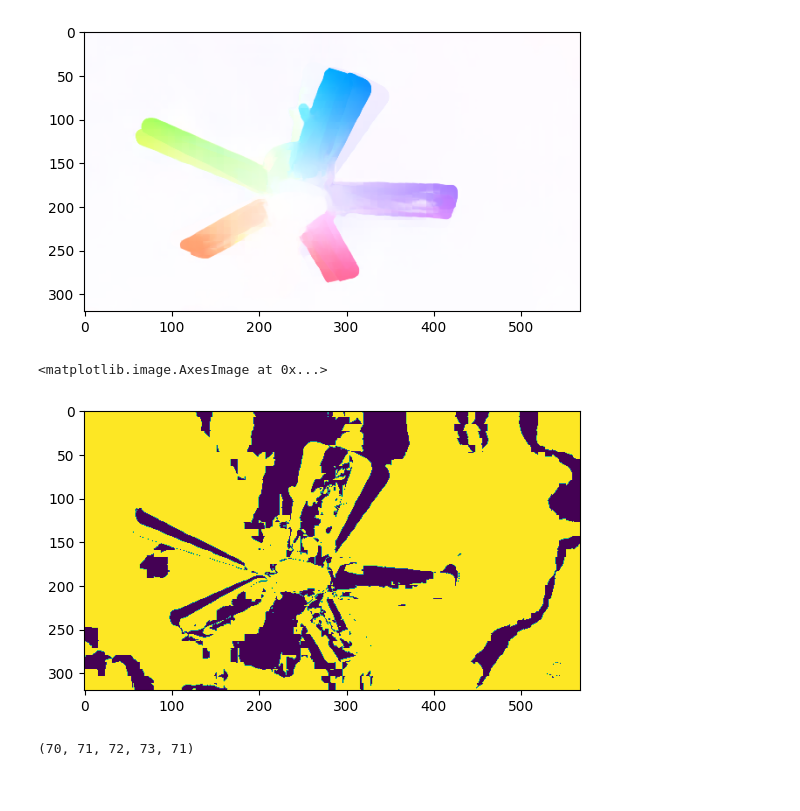
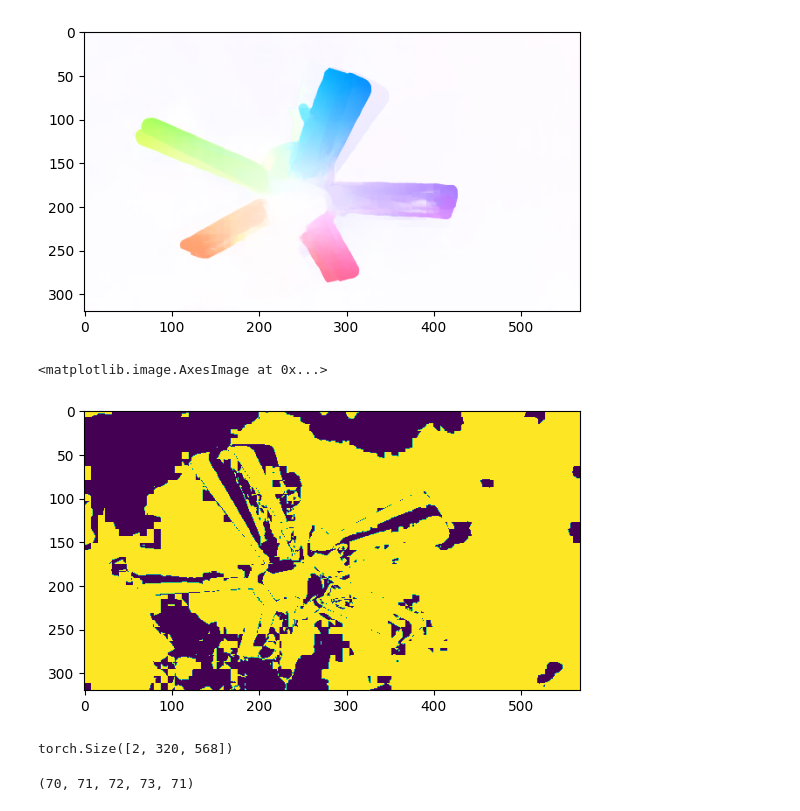
Before and after one commit to itberrios/CV_projects, a Jupyter notebook: RAFT/RAFT_filter.ipynb, the cells around one changed output. Saved outputs shown, nothing was run; the diff lists cells and outputs as text; code cells hidden in the pictures.

```diff
--- a/RAFT/RAFT_filter.ipynb
+++ b/RAFT/RAFT_filter.ipynb
@@ -496,21 +496,17 @@ ref: https://asp-eurasipjournals.springeropen.com/articles/10.1186/s13634-016-03
 # %%
 n = 3          # number of taps
 loc = n - n//2 # test pixel location
-t = 3          # tunable scale factor
+t = 5          # tunable scale factor
 # %%
 hampel_filtered_flows = []
+masks = []
 for i in range(n, len(flow_frames)):
 
     # capture moving flow window
     flow = torch.cat(flow_frames[i-n:i])
-    # flow = torch.cat(flow_frames[i-n:i-n//2 -1] + flow_frames[i - n//2 : i])
 
     # get pixels under test
     x = flow[loc, :, :, :]
-    # x = flow_frames[i - n//2 - 1].clone().squeeze(0)
-
-    # # remove test pixels from moving flow window
-    # flow = torch.cat(flow_frames[i-n:], flow_frames[:i])
 
     # compute median of moving flow window
     med = flow.median(dim=0)[0]
@@ -518,27 +514,29 @@ for i in range(n, len(flow_frames)):
     # compute MAD scale factor
     s = 1.4826 * (flow - med).median(dim=0)[0]
 
+    # # OPTIONAL: mask either both or one
+    # mask = torch.logical_and(mask[0, :, :], mask[1, :, :]).repeat(2, 1, 1)
+
     # perform filtering
     mask = torch.abs(x - med) > t*s
-
-
-    # # remove pixels that are above the temporal average
-    # mask = torch.abs(test_pixels) > s*torch.abs(t_med)
-    # mask = torch.logical_and(mask[0, :, :], mask[1, :, :]).repeat(2, 1, 1)
-
     x[mask] = med[mask]
 
     hampel_filtered_flows.append(x)
+    masks.append(mask)
 # %%
 plt.imshow(get_viz(med.unsqueeze(0)))
 # %% [output]
 <matplotlib.image.AxesImage at 0x...>
 [figure]
 # %%
-plt.imshow(mask[0, :, :].cpu().numpy())
+plt.imshow(masks[51][1, :, :].cpu().numpy())
 # %% [output]
 <matplotlib.image.AxesImage at 0x...>
-[figure, old version]
+[figure, new version]
+# %%
+s.shape
+# %% [output]
+torch.Size([2, 320, 568])
 # %%
 i - n, i - n//2 - 1, i - n//2, i, i - n//2 - 1
 # %% [output]
```
